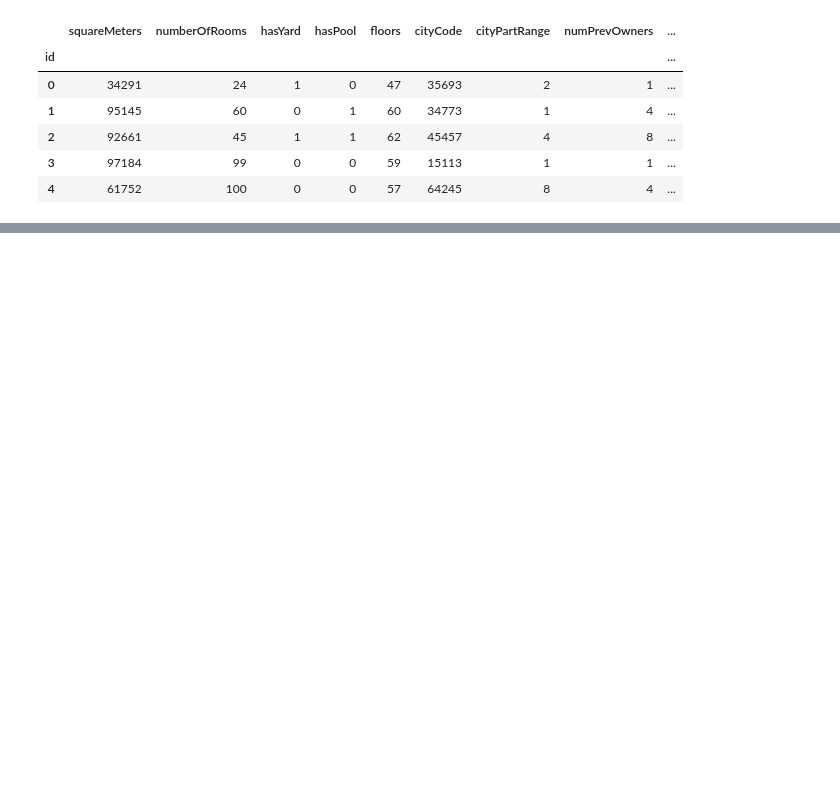
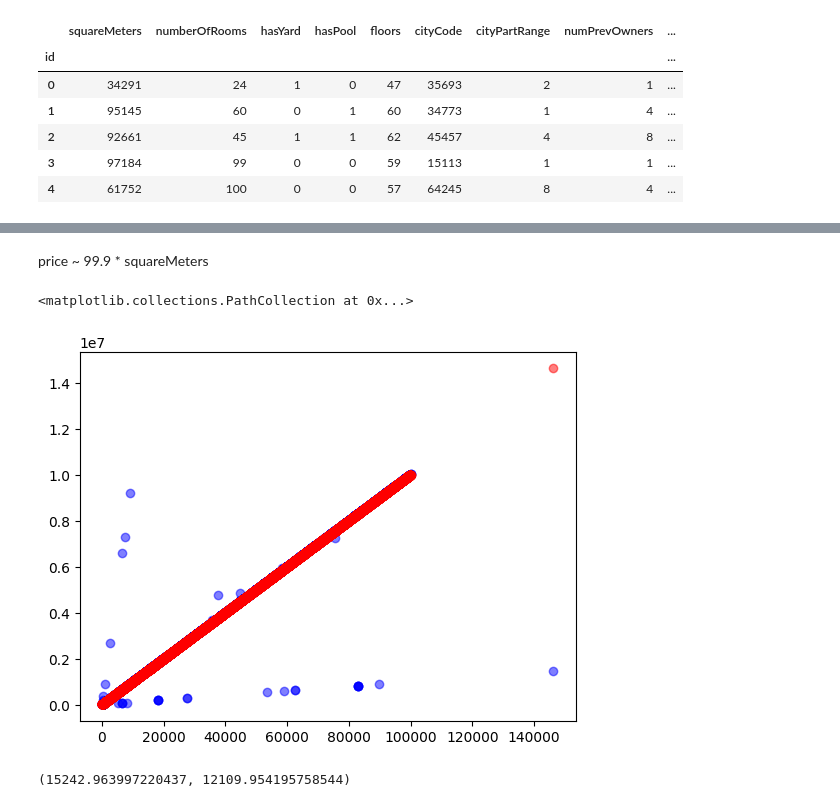
Before and after one commit to Krokha18/ml-intro-labs-2023, a Jupyter notebook: 03-house-pricing-regression/eda-regression.ipynb, the cells around one changed output, grey strips where cells are left out. Drawn from its saved outputs; the diff is of its cells as text; code cells hidden in the pictures; blank space fills up the shorter version.

```diff
--- a/03-house-pricing-regression/eda-regression.ipynb
+++ b/03-house-pricing-regression/eda-regression.ipynb
@@ -36,0 +152,14 @@ data.head()
+# %% [markdown]
+price ~ 99.9 * squareMeters
+# %%
+plt.scatter(X_train['squareMeters'], y_train, color='blue', alpha=0.5)
+plt.scatter(X_train['squareMeters'], lr.predict(X_train[['squareMeters']]), color='red', alpha=0.5)
+# %% [output]
+<matplotlib.collections.PathCollection at 0x...>
+[figure, added]
+# %%
+from sklearn.metrics import mean_squared_error as mse, mean_absolute_error as mae
+
+mae(y_train, lr.predict(X_train[['squareMeters']])), mae(y_val, lr.predict(X_val[['squareMeters']]))
+# %% [output]
+(15242.963997220437, 12109.954195758544)
```
Also changed, not shown: parts of 37 cells of this notebook.
